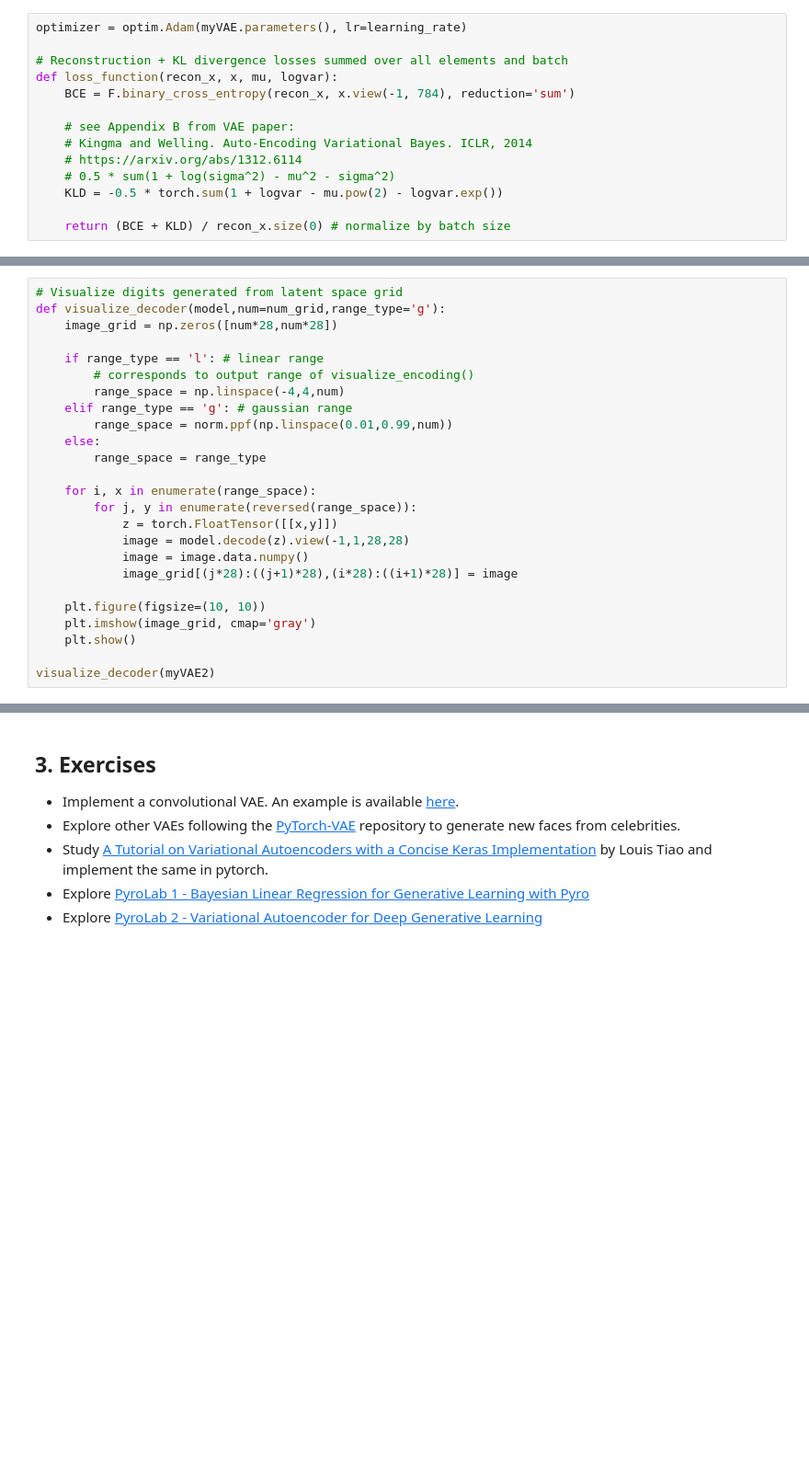
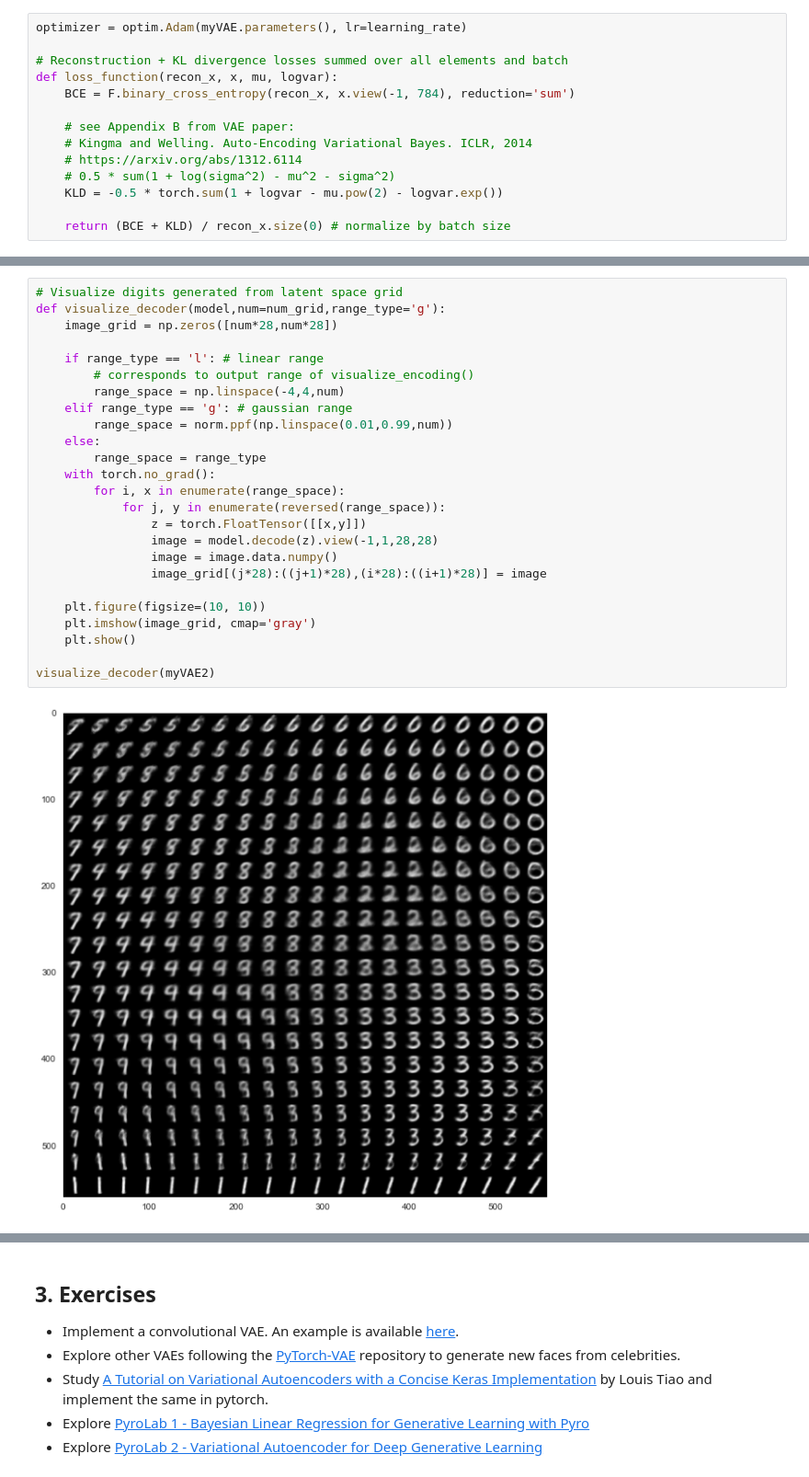
Before and after one commit to haipinglu/SimplyDeep, a Jupyter notebook: Lab 5 - Variational Autoencoder for Deep Generative Learning.ipynb, the cells around one changed output, grey strips where cells are left out. Shown at 92% size. Saved outputs shown, nothing was run; the diff lists cells and outputs as text; blank space fills up the shorter version.

```diff
--- a/Lab 5 - Variational Autoencoder for Deep Generative Learning.ipynb
+++ b/Lab 5 - Variational Autoencoder for Deep Generative Learning.ipynb
@@ -356,28 +359,30 @@ visualize_encoder(myVAE2,test_loader)
 # %%
 # Visualize digits generated from latent space grid
 def visualize_decoder(model,num=num_grid,range_type='g'):
     image_grid = np.zeros([num*28,num*28])
 
     if range_type == 'l': # linear range
         # corresponds to output range of visualize_encoding()
         range_space = np.linspace(-4,4,num)
     elif range_type == 'g': # gaussian range
         range_space = norm.ppf(np.linspace(0.01,0.99,num))
     else:
         range_space = range_type
-
-    for i, x in enumerate(range_space):
-        for j, y in enumerate(reversed(range_space)):
-            z = torch.FloatTensor([[x,y]])
-            image = model.decode(z).view(-1,1,28,28)
-            image = image.data.numpy()
-            image_grid[(j*28):((j+1)*28),(i*28):((i+1)*28)] = image
+    with torch.no_grad():
+        for i, x in enumerate(range_space):
+            for j, y in enumerate(reversed(range_space)):
+                z = torch.FloatTensor([[x,y]])
+                image = model.decode(z).view(-1,1,28,28)
+                image = image.data.numpy()
+                image_grid[(j*28):((j+1)*28),(i*28):((i+1)*28)] = image
 
     plt.figure(figsize=(10, 10))
     plt.imshow(image_grid, cmap='gray')
     plt.show()
 
 visualize_decoder(myVAE2)
+# %% [output]
+[figure, added]
 # %% [markdown]
 ---
 ### Question 3
```
Also changed, not shown: parts of 18 cells of this notebook.
